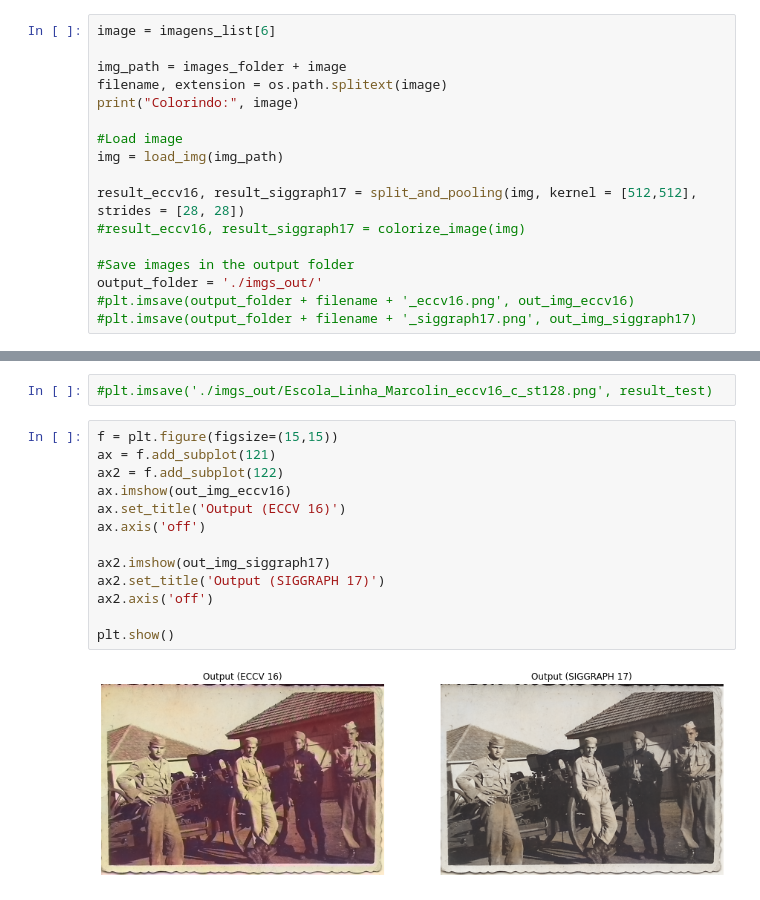
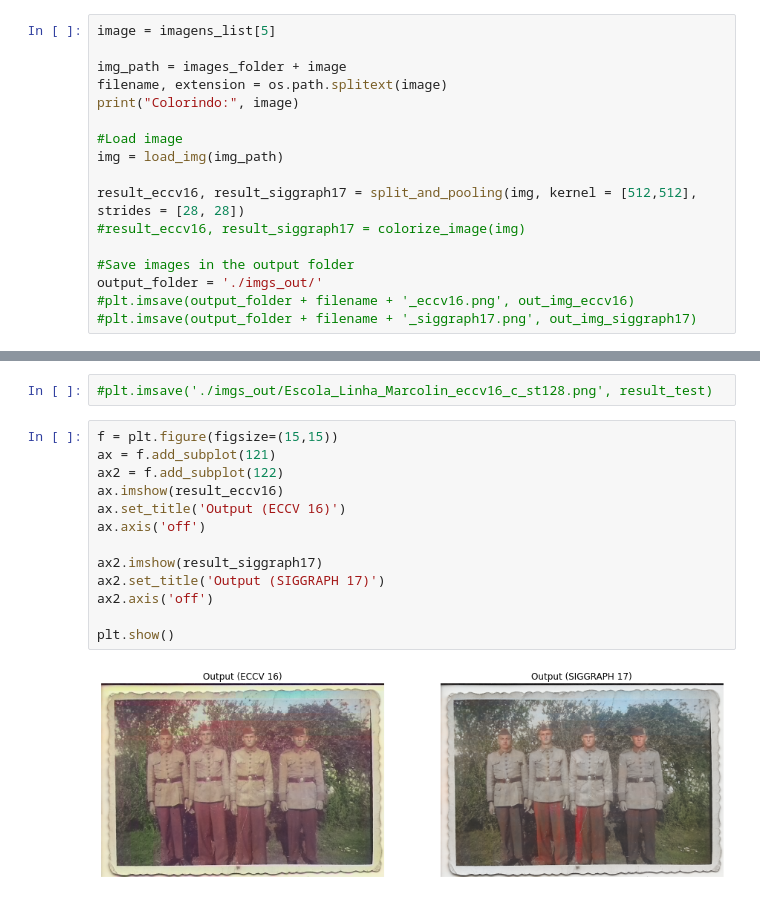
Before and after one commit to rrpronaldo/colorful_image_colorization, a Jupyter notebook: custom_color_image.ipynb, the cells around one changed output, grey strips where cells are left out. Cells and saved outputs as stored; diff of their text form.

```diff
--- a/custom_color_image.ipynb
+++ b/custom_color_image.ipynb
@@ -144,7 +138,7 @@ imagens_list
  'Jose Quartel 4 Top 7 226.jpg',
  'Jose_Quartel_6.jpg']
 # %%
-image = imagens_list[6]
+image = imagens_list[5]
 
 img_path = images_folder + image
 filename, extension = os.path.splitext(image)
@@ -206,16 +200,16 @@ plt.show()
 # %%
 f = plt.figure(figsize=(15,15))
 ax = f.add_subplot(121)
 ax2 = f.add_subplot(122)
-ax.imshow(out_img_eccv16)
+ax.imshow(result_eccv16)
 ax.set_title('Output (ECCV 16)')
 ax.axis('off')
 
-ax2.imshow(out_img_siggraph17)
+ax2.imshow(result_siggraph17)
 ax2.set_title('Output (SIGGRAPH 17)')
 ax2.axis('off')
 
 plt.show()
 # %% [output]
-[figure, old version]
+[figure, new version]
 # %%
```
Also changed, not shown: parts of 9 cells of this notebook.
